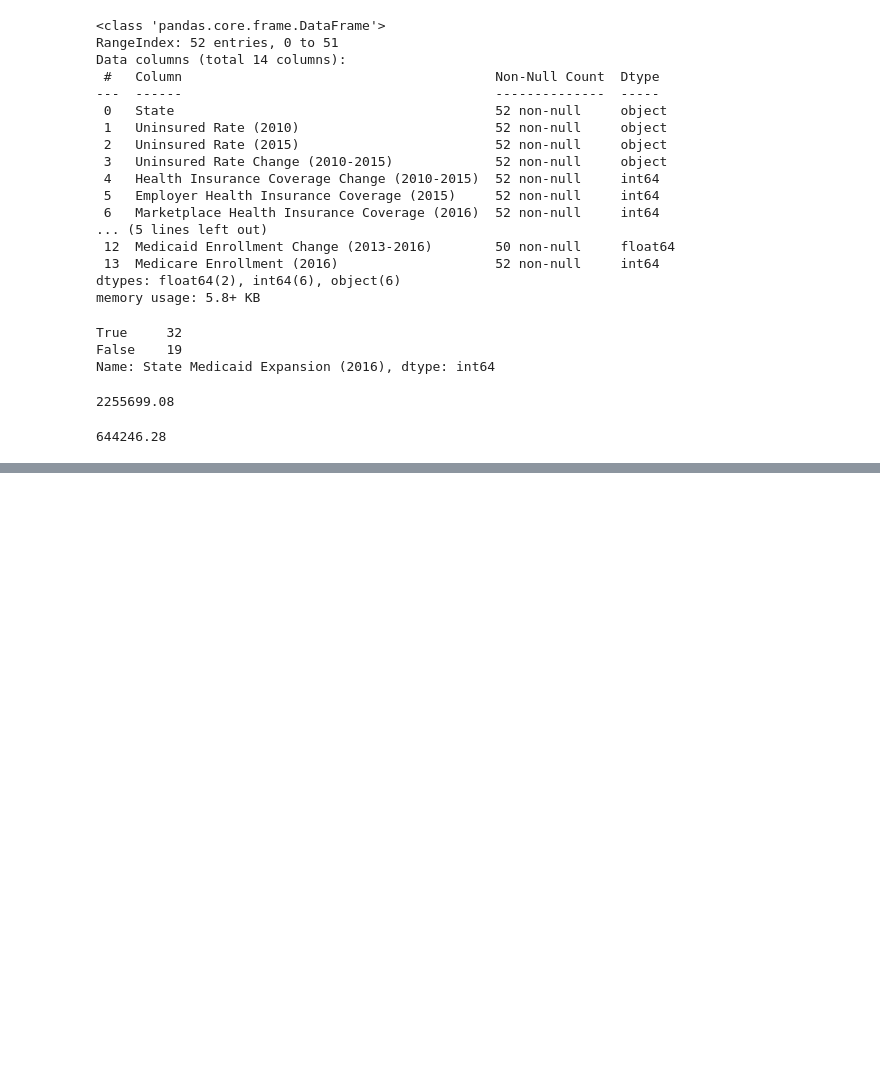
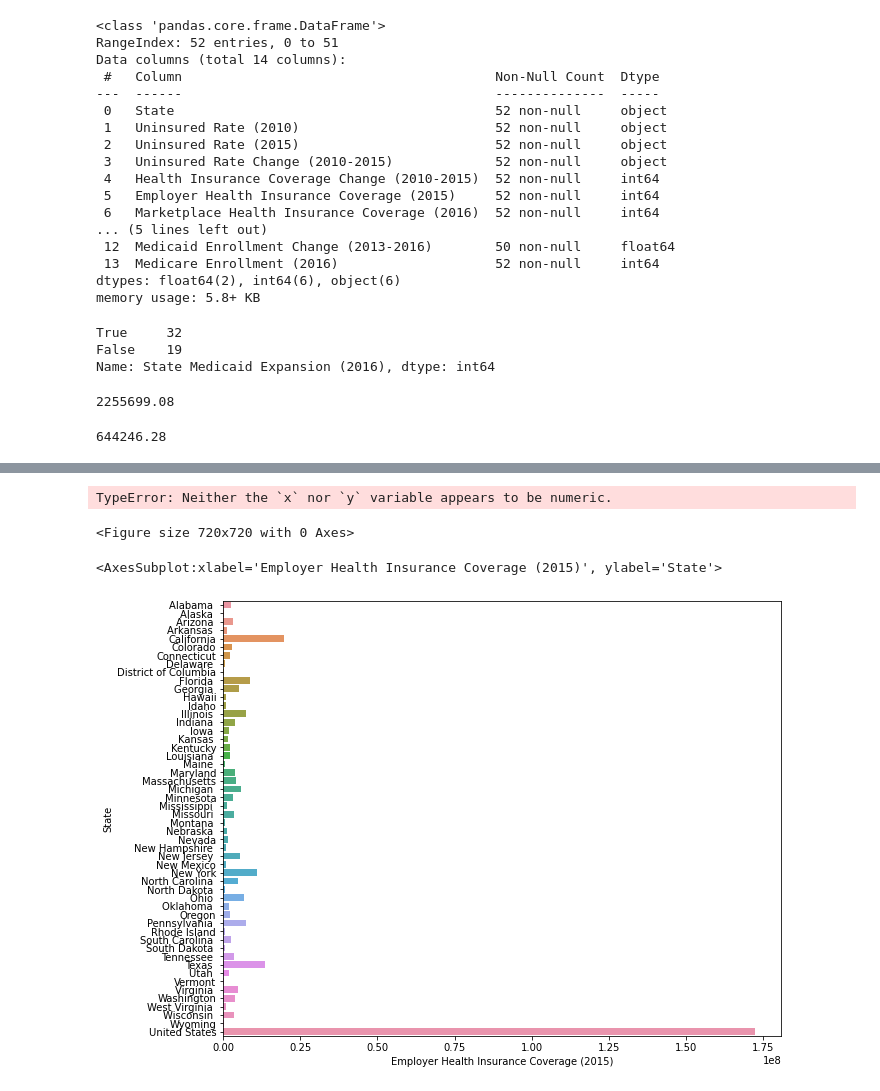
Before and after one commit to benvictoria17/Finance, a Jupyter notebook: Health Insurance.ipynb, the cells around one changed output, grey strips where cells are left out. Cells and saved outputs as stored; diff of their text form; code cells hidden in the pictures; blank space fills up the shorter version.

```diff
--- a/Health Insurance.ipynb
+++ b/Health Insurance.ipynb
@@ -4,7 +4,7 @@ import pandas as pd
 import seaborn as sns
 import matplotlib.pyplot as plt
 # %%
-df = pd.read_csv("https://raw.githubusercontent.com/benvictoria17/DataAnalytics/main/dataset/Health%20Insurance%20Coverage/states.csv")
+df = pd.read_csv("https://raw.githubusercontent.com/benvictoria17/Finance/main/dataset/Health%20Insurance%20Coverage/states.csv")
 # %%
 df.head()
 # %% [output]
@@ -71,7 +71,5 @@ df["Medicaid Enrollment Change (2013-2016)"].mean()
 # %% [output]
 644246.28
-# %%
-df["Medicaid Enrollment Change (2013-2016)"].replace(np.nan, 6442246.28, inplace = True)
 # %%
 df.isna().sum()
 # %% [output]
@@ -114,7 +113,3 @@ df.head()
 | 2 | Arizona | 16.9 | 10.8 | -6.1% | 410000 | ... |
 | 3 | Arkansas | 17.5 | 9.5 | -8% | 234000 | ... |
 | 4 | California | 18.5 | 8.6 | -9.9% | 3826000 | ... |
-# %%
-df['Uninsured Rate (2010)'] = [float(x) for x in df['Uninsured Rate (2010)'].values]
-df['Uninsured Rate (2015)'] = [float(x) for x in df['Uninsured Rate (2015)'].values]
-df['Uninsured Rate Change (2010-2015)'] = [float(x) for x in df['Uninsured Rate Change (2010-2015)'].values]
@@ -122,0 +125,12 @@ ValueError: could not convert string to float: ' -4.5%'
+# %%
+plt.figure(figsize = (10, 10))
+sns.barplot('Uninsured Rate Change (2010-2015)', 'State', data = df)
+# %% [output]
+TypeError: Neither the `x` nor `y` variable appears to be numeric.
+<Figure size 720x720 with 0 Axes>
+# %%
+plt.figure(figsize = (10, 8))
+sns.barplot('Employer Health Insurance Coverage (2015)','State', data = df)
+# %% [output]
+<AxesSubplot:xlabel='Employer Health Insurance Coverage (2015)', ylabel='State'>
+[figure, added]
```
Also changed, not shown: parts of 14 cells of this notebook.
